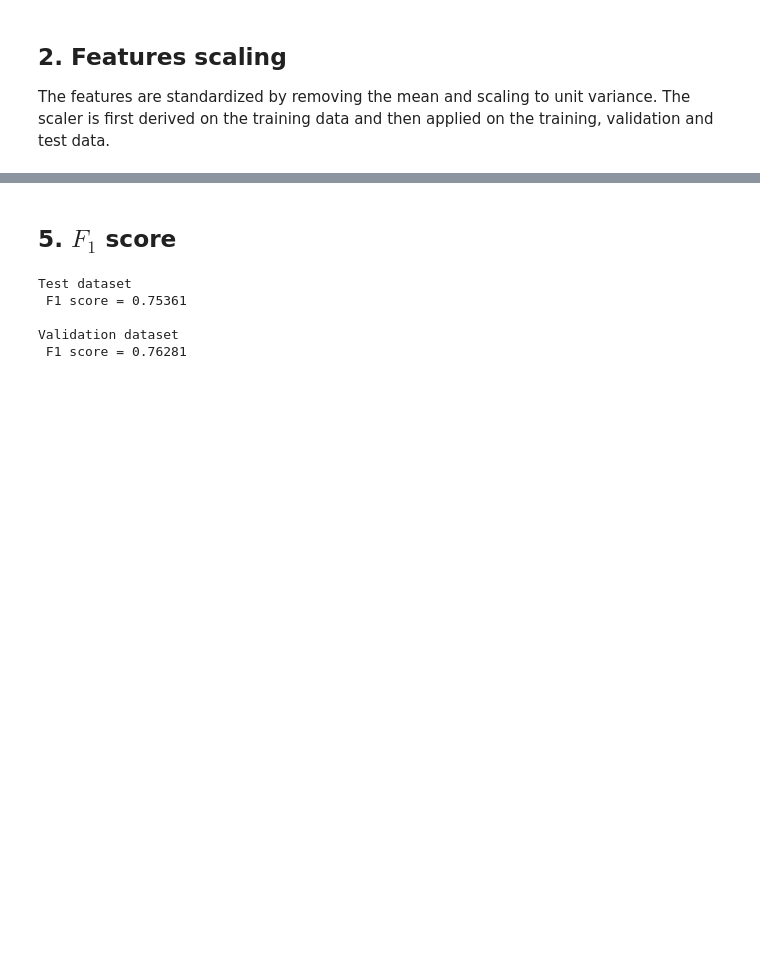
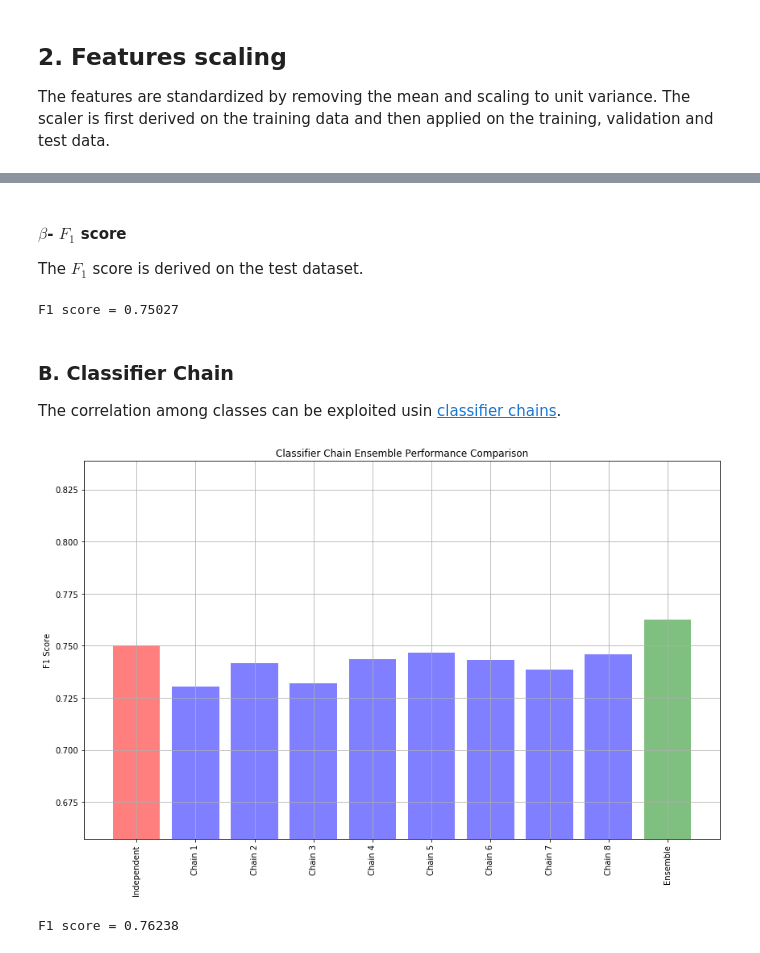
Before and after one commit to rouille/YelpKaggle, a Jupyter notebook: xgboost.ipynb, the cells around one changed output, grey strips where cells are left out. Drawn from its saved outputs; the diff is of its cells as text; code cells hidden in the pictures; blank space fills up the shorter version.

Commit message:
feat: Use classifier chain to exploit correlations among classes

```diff
--- a/xgboost.ipynb
+++ b/xgboost.ipynb
@@ -225,12 +232,61 @@ Stopping. Best iteration:
 ... (6 outputs left out)
-# %% [markdown]
-## 5. $F_1$ score
-# %%
-print("Test dataset \n F1 score = %.5f \n" % f1_score(y_test, y_test_hat))
-print("Validation dataset \n F1 score = %.5f" % f1_score(y_valid, y_valid_hat))
-# %% [output]
-Test dataset
- F1 score = 0.75361
-
-Validation dataset
- F1 score = 0.76281
+# %% [markdown]
+#### $\beta$- $F_1$ score
+
+The $F_1$ score is derived on the test dataset.
+# %%
+f1_score_ovr = f1_score(y_test, (y_test_ovr >=0.5).astype(int))
+print("F1 score = %.5f" % f1_score_ovr)
+# %% [output]
+F1 score = 0.75027
+# %% [markdown]
+### B. Classifier Chain
+
+The correlation among classes can be exploited usin [classifier chains](https://en.wikipedia.org/wiki/Classifier_chains).
+# %%
+from xgboost import XGBClassifier
+from sklearn.multioutput import ClassifierChain
+
+n_chains = 8
+chains = [ClassifierChain(XGBClassifier(n_estimators=500, objective='binary:logistic', eta=0.015,
+                                        max_depth=10, subsample=0.5, eval_metric='logloss',
+                                        colsample_bytree=0.3, nthread=4),
+                          order='random', random_state=i) for i in range(n_chains)]
+
+f1_score_chains = []
+y_test_chains = np.array([[0]*9]*len(y_test), dtype=np.float32)
+for chain in chains:
+    chain.fit(X_train_reduced, y_train)
+    y_test_chain = chain.predict_proba(X_test_reduced)
+    f1_score_chains.append(f1_score(y_test,(y_test_chain >= 0.5).astype(int)))
+    y_test_chains = y_test_chains + y_test_chain
+
+y_test_ensemble = y_test_chains/n_chains
+f1_score_ensemble = f1_score(y_test, y_test_ensemble >= 0.5)
+
+f1_score_models = [f1_score_ovr] + f1_score_chains
+f1_score_models.append(f1_score_ensemble)
+
+name_models = ['Chain ' + str(i) for i in range(1,n_chains+1)]
+name_models.insert(0,'Independent')
+name_models.append('Ensemble')
+
+x_pos = np.arange(len(name_models))
+
+fig, ax = plt.subplots(figsize=(12, 8))
+ax.grid(True)
+ax.set_title('Classifier Chain Ensemble Performance Comparison')
+ax.set_xticks(x_pos)
+ax.set_xticklabels(name_models, rotation='vertical')
+ax.set_ylabel('F1 Score')
+ax.set_ylim([min(f1_score_models) * .9, max(f1_score_models) * 1.1])
+colors = ['r'] + ['b'] * len(f1_score_chains) + ['g']
+ax.bar(x_pos, f1_score_models, alpha=0.5, color=colors)
+plt.tight_layout()
+plt.show()
+# %% [output]
+[figure, added]
+# %%
+print("F1 score = %.5f" % f1_score_ensemble)
+# %% [output]
+F1 score = 0.76238
```
Also changed, not shown: parts of 7 cells of this notebook.
